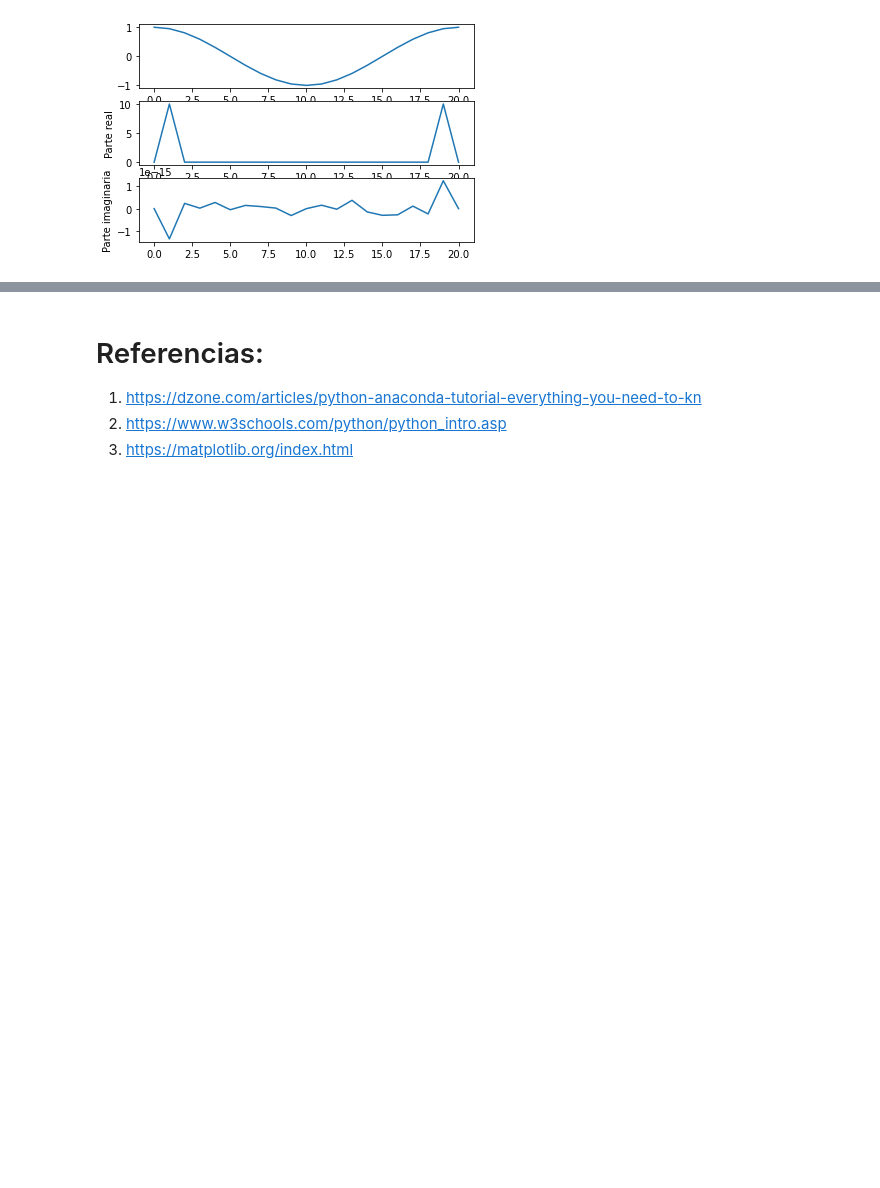
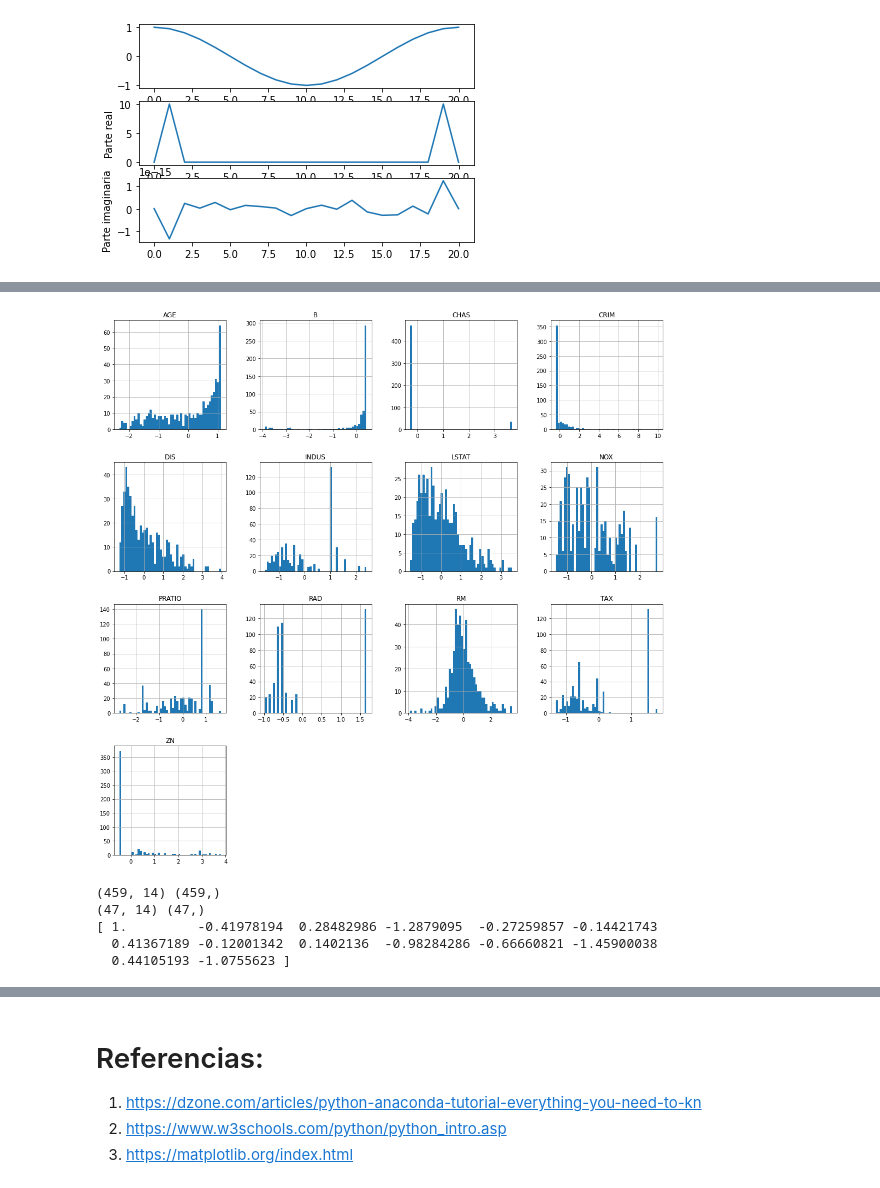
Before and after one commit to FeerJim/intro_Python, a Jupyter notebook: Intro.ipynb, the cells around one changed output, grey strips where cells are left out. Saved outputs shown, nothing was run; the diff lists cells and outputs as text; code cells hidden in the pictures; blank space fills up the shorter version.

```diff
--- a/Intro.ipynb
+++ b/Intro.ipynb
@@ -261,0 +362,37 @@ plt.show()
+# %%
+# Normalización de los datos
+# se cambia la escala para que todos los datos esten en la misma escala.
+def feature_normalization(dataset):
+    mu = np.mean(dataset,axis=0)
+    sigma = np.std(dataset,axis=0)
+    return (dataset-mu)/sigma
+
+features = dataset[dataset.columns[range(13)]]
+labels = dataset[dataset.columns[13]]
+
+normalized_features = feature_normalization(features)
+normalized_features.hist(bins=50, figsize=(18,18))
+normalized_labels = feature_normalization(labels)
+plt.show()
+# %% [output]
+[figure, added]
+# %%
+# Muestreo aleatorio
+# Se define un conjunto de datos para entrenar y hacer las pruebas al azar (80% de entrenamiento - 20% de prueba)
+f = normalized_features.values
+f = np.c_[np.ones(f.shape[0]), f]
+l = normalized_labels.values
+rnd_indices = np.random.rand(len(f)) < 0.90
+train_x = f[rnd_indices]
+train_y = l[rnd_indices]
+test_x = f[~rnd_indices]
+test_y = l[~rnd_indices]
+print(train_x.shape, train_y.shape)
+print(test_x.shape, test_y.shape)
+print(train_x[0])
+# %% [output]
+(459, 14) (459,)
+(47, 14) (47,)
+[ 1.         -0.41978194  0.28482986 -1.2879095  -0.27259857 -0.14421743
+  0.41367189 -0.12001342  0.1402136  -0.98284286 -0.66660821 -1.45900038
+  0.44105193 -1.0755623 ]
```
Also changed, not shown: parts of 12 cells of this notebook.
